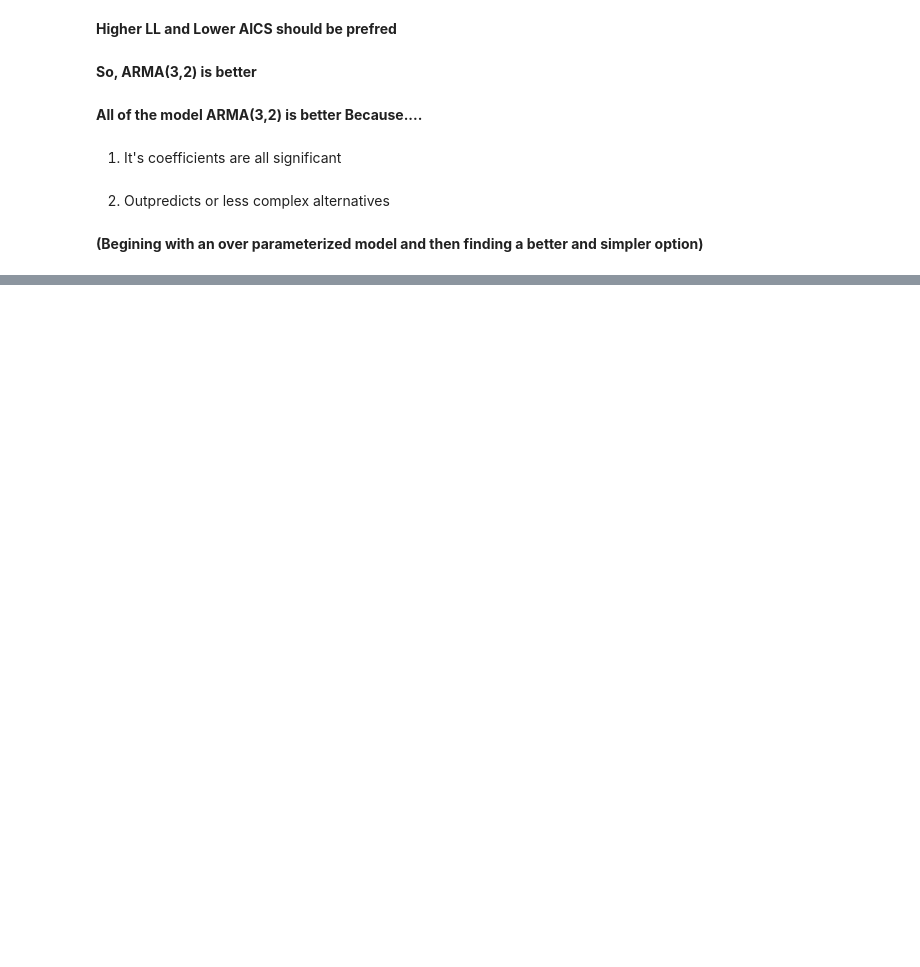
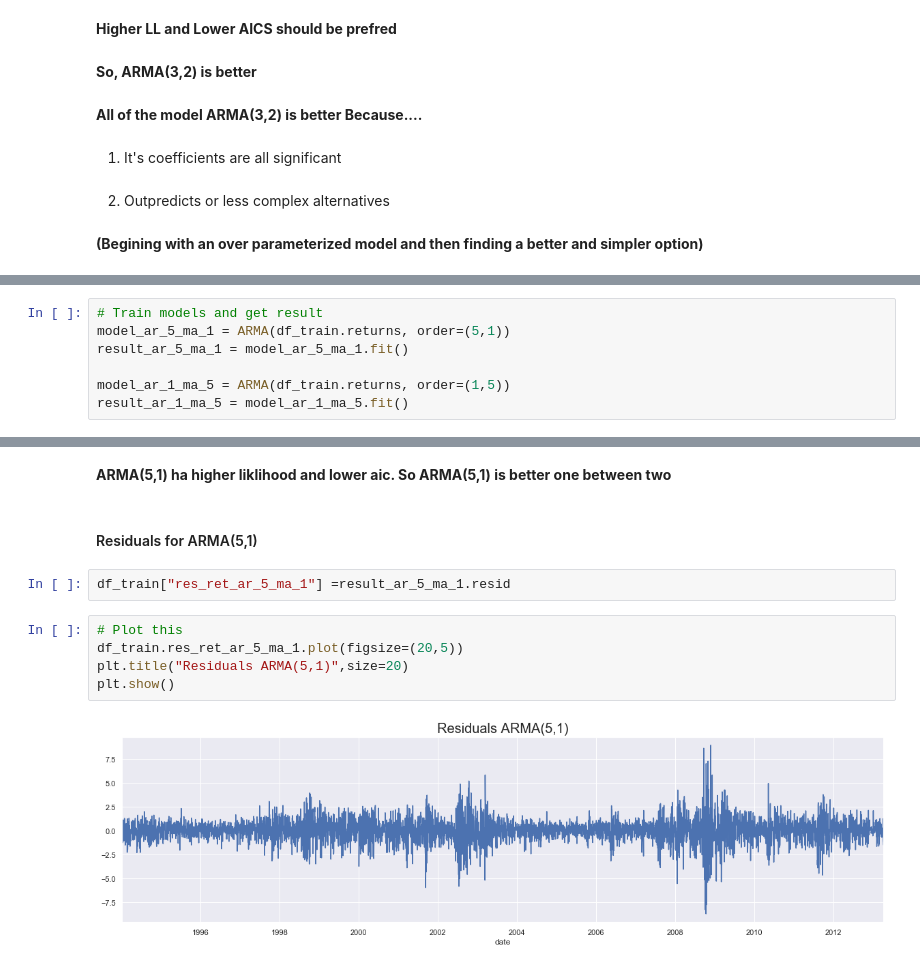
Before and after one commit to NMShihab/Time-Series-Analysis, a Jupyter notebook: All about Time Series .ipynb, the cells around one changed output, grey strips where cells are left out. Drawn from its saved outputs; the diff is of its cells as text; blank space fills up the shorter version.

```diff
--- a/All about Time Series .ipynb
+++ b/All about Time Series .ipynb
@@ -1775,0 +1890,7 @@ print("\n ARMA(1,3): \tLL = ", result_ar_1_ma_3.llf, "\tAIC = ", result_ar_1_ma_
+# %%
+# Train models and get result
+model_ar_5_ma_1 = ARMA(df_train.returns, order=(5,1))
+result_ar_5_ma_1 = model_ar_5_ma_1.fit()
+
+model_ar_1_ma_5 = ARMA(df_train.returns, order=(1,5))
+result_ar_1_ma_5 = model_ar_1_ma_5.fit()
@@ -1775,0 +1905,13 @@ print("\n ARMA(1,3): \tLL = ", result_ar_1_ma_3.llf, "\tAIC = ", result_ar_1_ma_
+# %% [markdown]
+**ARMA(5,1) ha higher liklihood and lower aic. So ARMA(5,1) is better one between two**
+# %% [markdown]
+#### Residuals for ARMA(5,1)
+# %%
+df_train["res_ret_ar_5_ma_1"] =result_ar_5_ma_1.resid
+# %%
+# Plot this
+df_train.res_ret_ar_5_ma_1.plot(figsize=(20,5))
+plt.title("Residuals ARMA(5,1)",size=20)
+plt.show()
+# %% [output]
+[figure, added]
```
Also changed, not shown: parts of 77 cells of this notebook.
